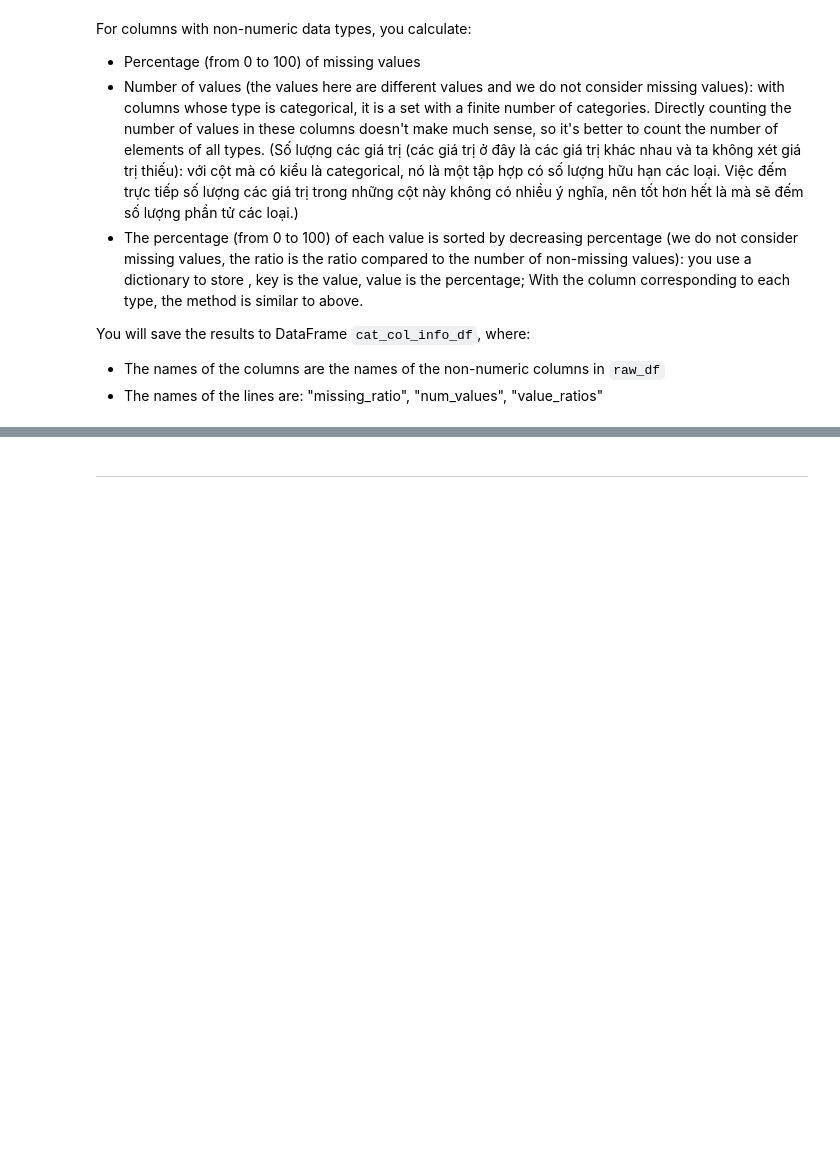
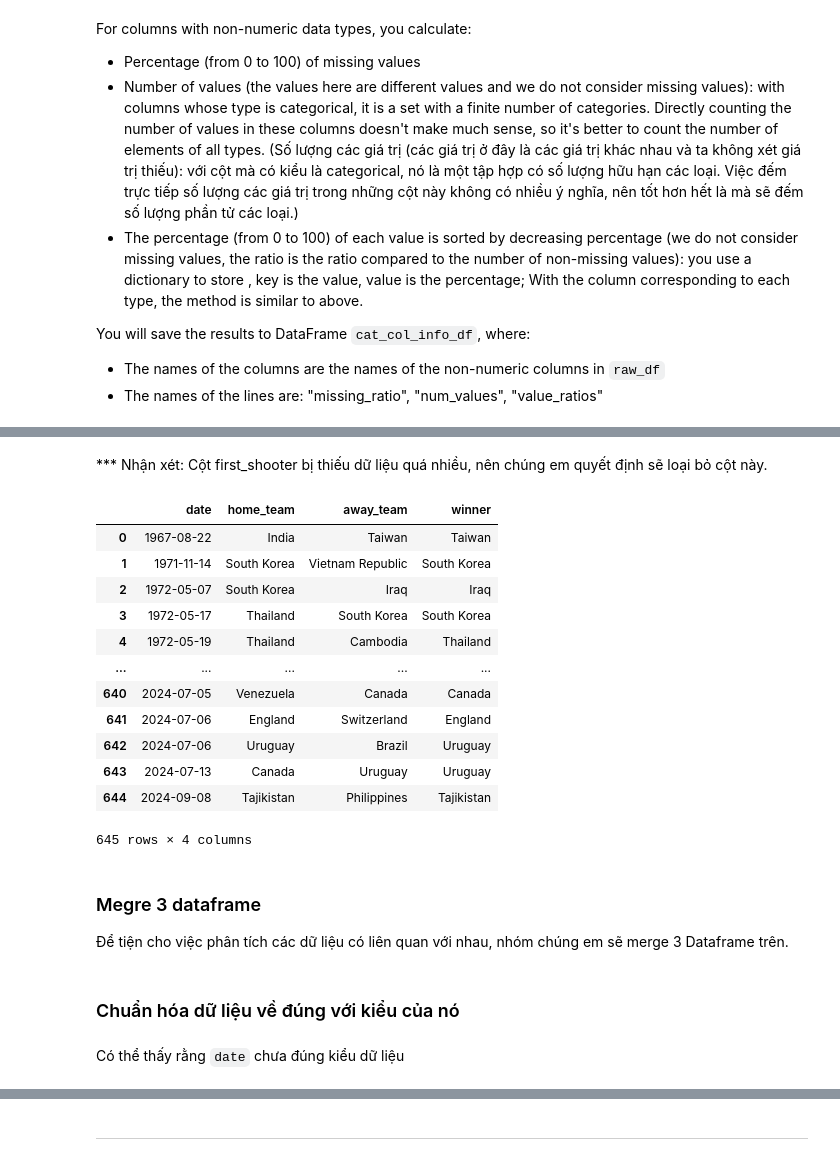
Before and after one commit to trgtanhh04/Programming4DS_Final, a Jupyter notebook: P4S.ipynb, the cells around one changed output, grey strips where cells are left out. Drawn from its saved outputs; the diff is of its cells as text; code cells hidden in the pictures; blank space fills up the shorter version.

```diff
--- a/P4S.ipynb
+++ b/P4S.ipynb
@@ -352,0 +450,24 @@ You will save the results to DataFrame `cat_col_info_df`, where:
+# %% [markdown]
+*** Nhận xét: Cột first_shooter bị thiếu dữ liệu quá nhiều, nên chúng em quyết định sẽ loại bỏ cột này.
+# %%
+## Xóa cột `first_shooter`
+raw_shootouts = raw_shootouts.drop('first_shooter', axis = 1)
+raw_shootouts
+# %% [output]
+|  | date | home_team | away_team | winner |
+| 0 | 1967-08-22 | India | Taiwan | Taiwan |
+| 1 | 1971-11-14 | South Korea | Vietnam Republic | South Korea |
+| 2 | 1972-05-07 | South Korea | Iraq | Iraq |
+| 3 | 1972-05-17 | Thailand | South Korea | South Korea |
+| 4 | 1972-05-19 | Thailand | Cambodia | Thailand |
+| ... | ... | ... | ... | ... |
+| 640 | 2024-07-05 | Venezuela | Canada | Canada |
+| 641 | 2024-07-06 | England | Switzerland | England |
+| 642 | 2024-07-06 | Uruguay | Brazil | Uruguay |
+| 643 | 2024-07-13 | Canada | Uruguay | Uruguay |
+| 644 | 2024-09-08 | Tajikistan | Philippines | Tajikistan |
+645 rows × 4 columns
+# %% [markdown]
+
+### Megre 3 dataframe
+Để tiện cho việc phân tích các dữ liệu có liên quan với nhau, nhóm chúng em sẽ merge 3 Dataframe trên.
@@ -352,0 +478,2 @@ You will save the results to DataFrame `cat_col_info_df`, where:
+# %% [markdown]
+### Chuẩn hóa dữ liệu về đúng với kiểu của nó
@@ -352,0 +483,2 @@ You will save the results to DataFrame `cat_col_info_df`, where:
+# %% [markdown]
+Có thể thấy rằng `date` chưa đúng kiểu dữ liệu
```
Also changed, not shown: parts of 14 cells of this notebook, 2 other files.
